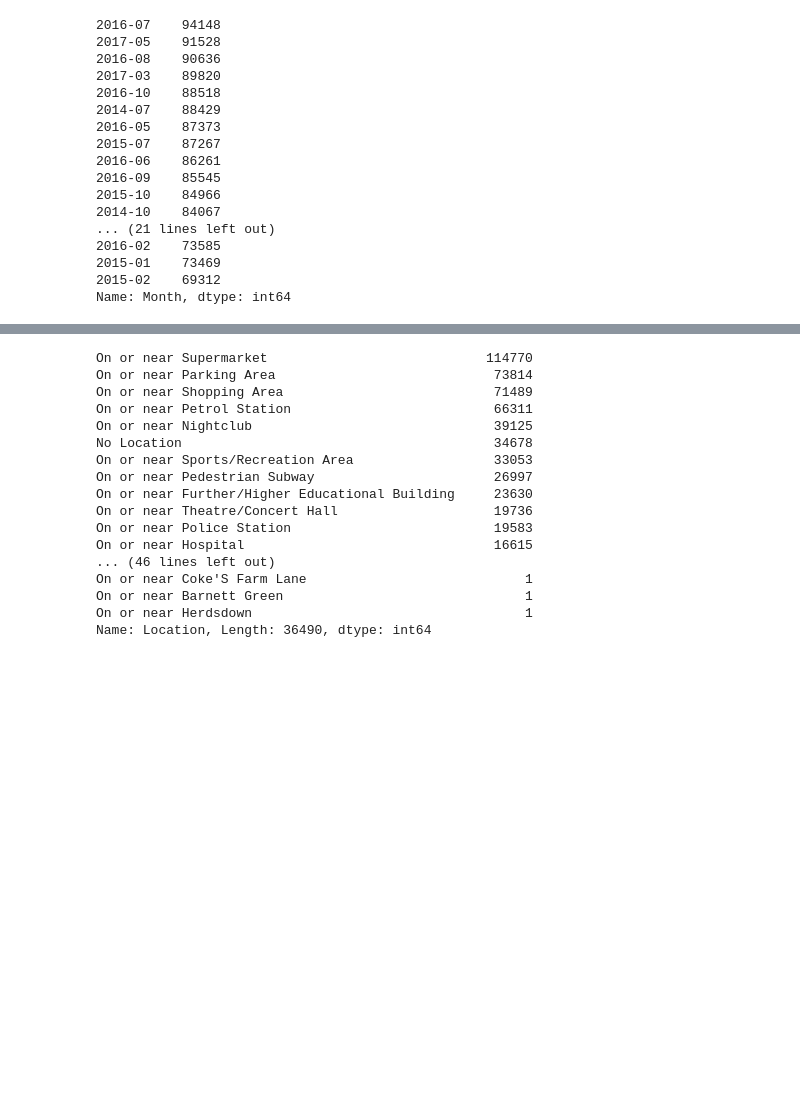
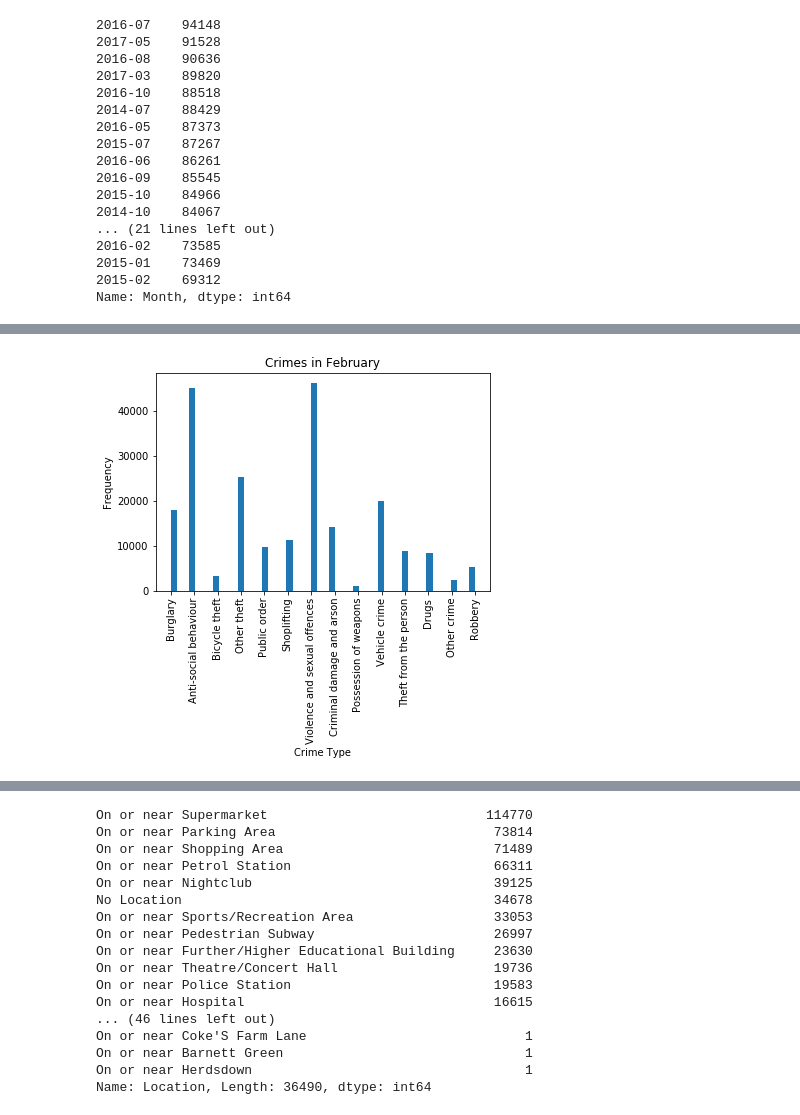
Before and after one commit to ToluAkin/improved-octo-dollop, a Jupyter notebook: capstone.ipynb, the cells around one changed output, grey strips where cells are left out. Cells and saved outputs as stored; diff of their text form; code cells hidden in the pictures; blank space fills up the shorter version.

```diff
--- a/capstone.ipynb
+++ b/capstone.ipynb
@@ -260,0 +316,11 @@ Name: Month, dtype: int64
+# %%
+febCrime = street[street['Month'] == '02']
+x = febCrime['Crime type'].tolist()
+plt.hist(x, bins=50)
+plt.ylabel("Frequency")
+plt.xlabel("Crime Type")
+plt.title("Crimes in February(Non-holiday Month)")
+plt.xticks(rotation='vertical')
+plt.show()
+# %% [output]
+[figure, added]
```
Also changed, not shown: parts of 19 cells of this notebook.
